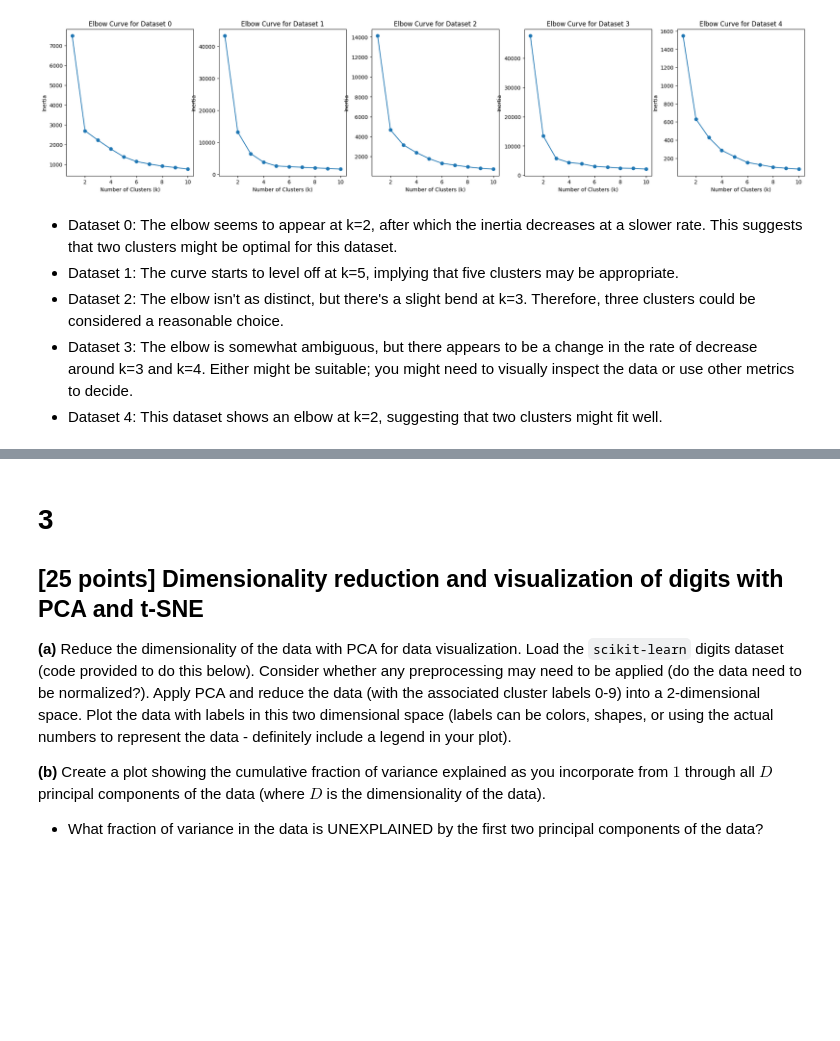
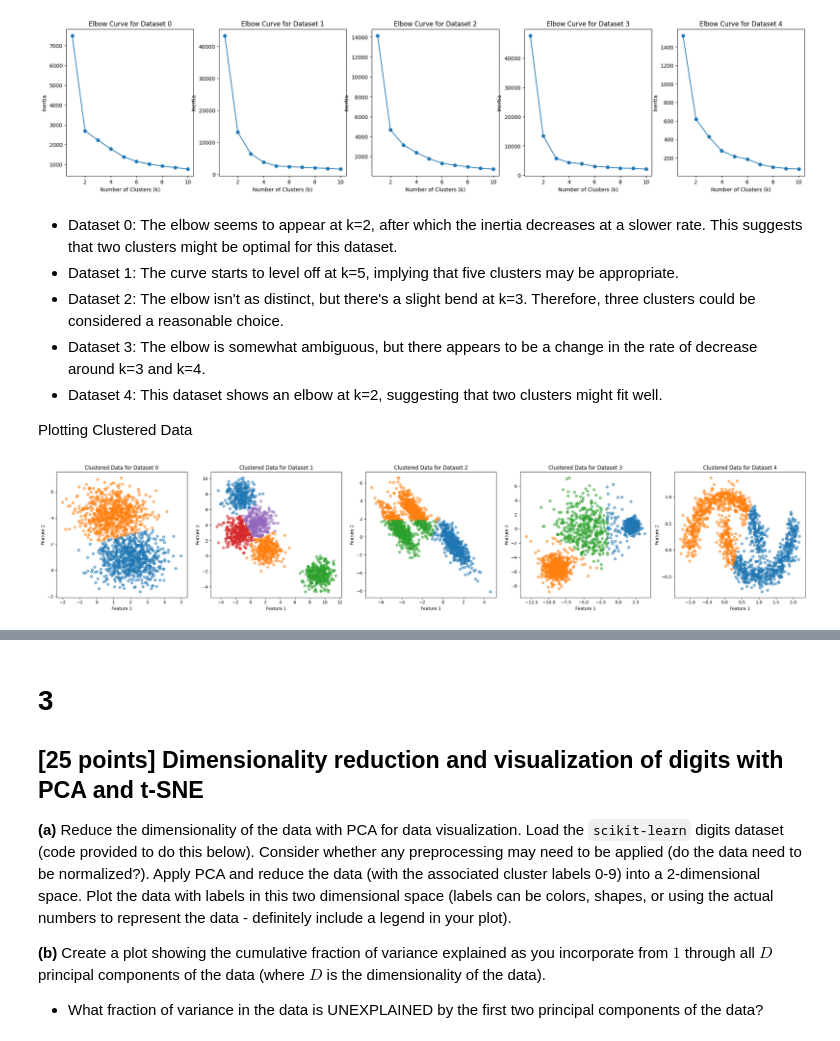
Before and after one commit to nogibjj/ML-Assignment5, a Jupyter notebook: Assignment_5.ipynb, the cells around one changed output, grey strips where cells are left out. Drawn from its saved outputs; the diff is of its cells as text; code cells hidden in the pictures; blank space fills up the shorter version.

```diff
--- a/Assignment_5.ipynb
+++ b/Assignment_5.ipynb
@@ -44,7 +44,8 @@ random_state = 170
 X, y = make_blobs(n_samples=n_samples, random_state=random_state, cluster_std=1.3)
 transformation = [[0.6, -0.6], [-0.2, 0.8]]
 X2 = np.dot(X, transformation)
-X3, _ = make_blobs(n_samples=n_samples, cluster_std=[1.0, 2.5, 0.5], random_state=random_state)
+X3, _ = make_blobs(n_samples=n_samples, cluster_std=[1.0, 2.5, 0.5],
+                   random_state=random_state)
 X4, _ = make_moons(n_samples=n_samples, noise=.12)
 
 X = [X0, X1, X2, X3, X4]
@@ -131,5 +134,37 @@ plt.show()
 * Dataset 0: The elbow seems to appear at k=2, after which the inertia decreases at a slower rate. This suggests that two clusters might be optimal for this dataset.
 * Dataset 1: The curve starts to level off at k=5, implying that five clusters may be appropriate.
 * Dataset 2: The elbow isn't as distinct, but there's a slight bend at k=3. Therefore, three clusters could be considered a reasonable choice.
-* Dataset 3: The elbow is somewhat ambiguous, but there appears to be a change in the rate of decrease around k=3 and k=4. Either might be suitable; you might need to visually inspect the data or use other metrics to decide.
+* Dataset 3: The elbow is somewhat ambiguous, but there appears to be a change in the rate of decrease around k=3 and k=4.
 * Dataset 4: This dataset shows an elbow at k=2, suggesting that two clusters might fit well.
+
+Plotting Clustered Data
+# %%
+""" The chosen k's for each dataset """
+chosen_ks = [2, 5, 3, 3, 2]
+
+# plotting each dataset with its clusters
+fig, axes = plt.subplots(1, 5, figsize=(25, 5))
+
+for i, ax in enumerate(axes):
+    # apply K-means with the selected number of clusters
+    kmeans = KMeans(n_clusters=chosen_ks[i], random_state=0).fit(X[i])
+    # get the cluster assignments
+    labels = kmeans.labels_
+
+    # scatter plot the data colored by cluster assignment
+    # unique clusters are identified by unique label numbers in 'labels'
+    unique_labels = np.unique(labels)
+    for label in unique_labels:
+        ax.scatter(X[i][labels == label, 0], X[i][labels == label, 1],
+                   label=f'Cluster {label}', alpha=0.5)
+
+    # formatting the plot
+    ax.set_title(f'Clustered Data for Dataset {i}')
+    ax.set_xlabel('Feature 1')
+    ax.set_ylabel('Feature 2')
+
+# display the plots
+plt.tight_layout()
+plt.show()
+# %% [output]
+[figure, added]
```
Also changed, not shown: parts of 3 cells of this notebook.
